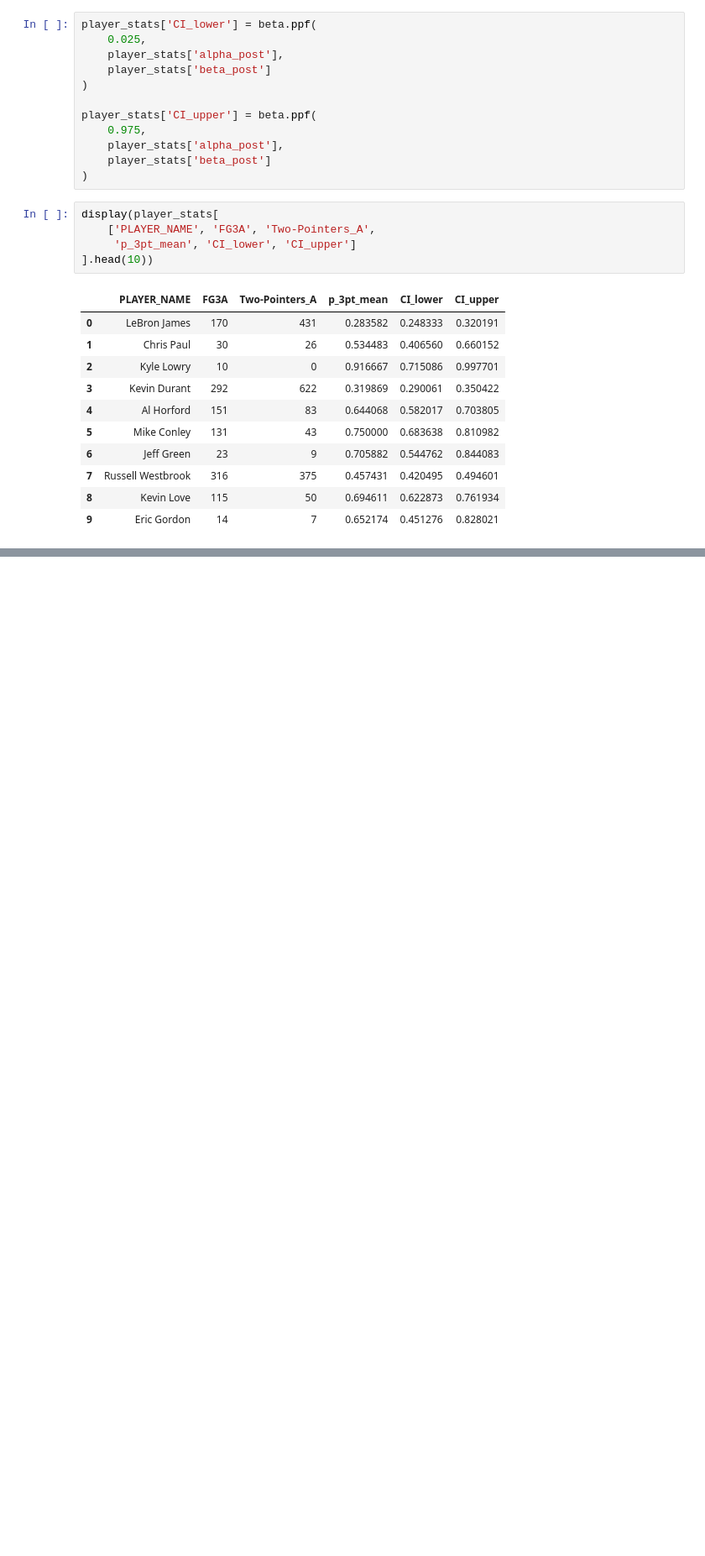
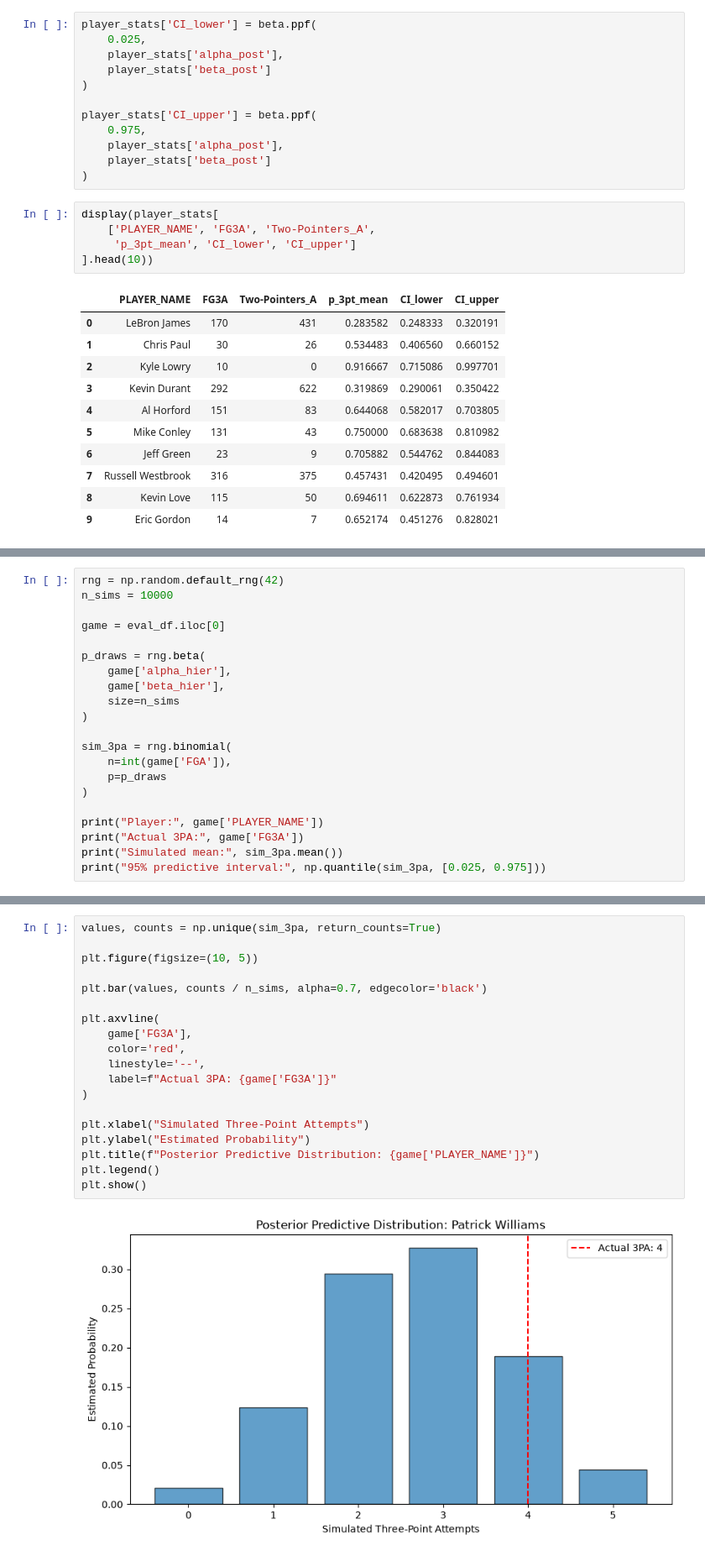
Before and after one commit to nikoiaki-ai/NBA_Project, a Jupyter notebook: notebooks/my_notebook.ipynb, the cells around one changed output, grey strips where cells are left out. Shown at 84% size. Cells and saved outputs as stored; diff of their text form; blank space fills up the shorter version.

```diff
--- a/notebooks/my_notebook.ipynb
+++ b/notebooks/my_notebook.ipynb
@@ -206,0 +428,21 @@ players = sorted_stats.iloc[[0, len(sorted_stats)//2, -1]]
+# %%
+rng = np.random.default_rng(42)
+n_sims = 10000
+
+game = eval_df.iloc[0]
+
+p_draws = rng.beta(
+    game['alpha_hier'],
+    game['beta_hier'],
+    size=n_sims
+)
+
+sim_3pa = rng.binomial(
+    n=int(game['FGA']),
+    p=p_draws
+)
+
+print("Player:", game['PLAYER_NAME'])
+print("Actual 3PA:", game['FG3A'])
+print("Simulated mean:", sim_3pa.mean())
+print("95% predictive interval:", np.quantile(sim_3pa, [0.025, 0.975]))
@@ -206,0 +454,21 @@ players = sorted_stats.iloc[[0, len(sorted_stats)//2, -1]]
+# %%
+values, counts = np.unique(sim_3pa, return_counts=True)
+
+plt.figure(figsize=(10, 5))
+
+plt.bar(values, counts / n_sims, alpha=0.7, edgecolor='black')
+
+plt.axvline(
+    game['FG3A'],
+    color='red',
+    linestyle='--',
+    label=f"Actual 3PA: {game['FG3A']}"
+)
+
+plt.xlabel("Simulated Three-Point Attempts")
+plt.ylabel("Estimated Probability")
+plt.title(f"Posterior Predictive Distribution: {game['PLAYER_NAME']}")
+plt.legend()
+plt.show()
+# %% [output]
+[figure, added]
```
Also changed, not shown: parts of 25 cells of this notebook.
